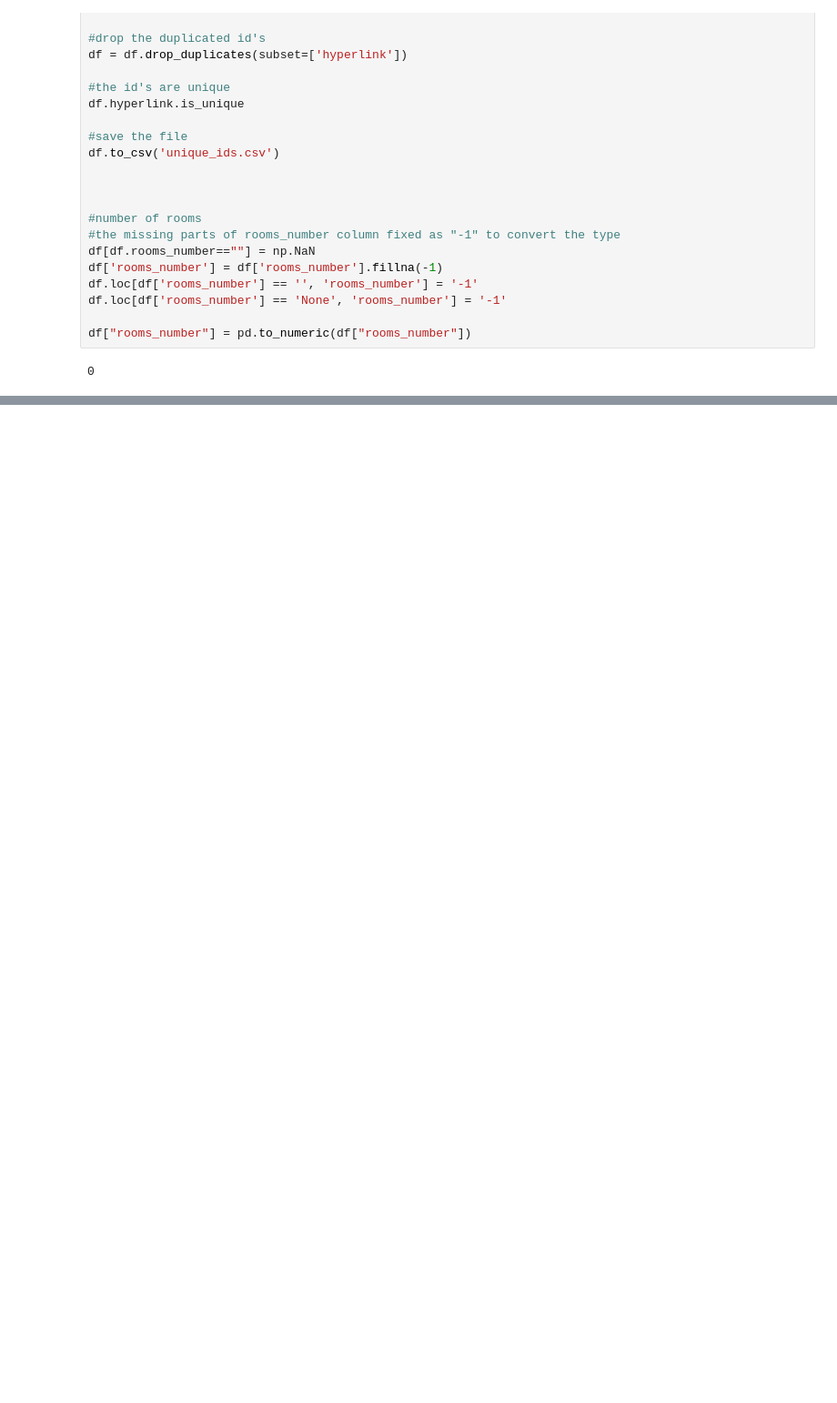
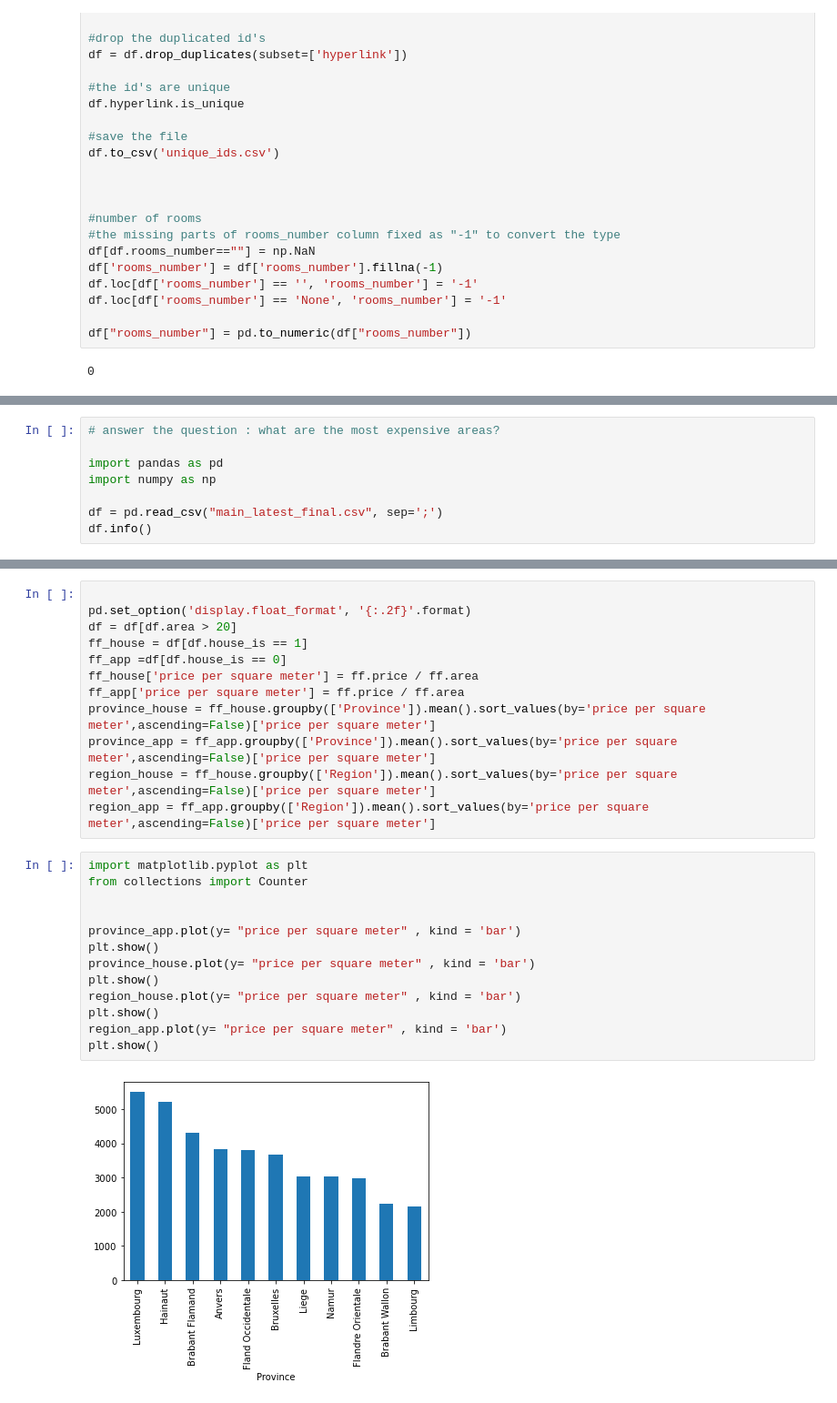
Before and after one commit to Cassik6/Bouman-third-project, a Jupyter notebook: Opaps-Datacleaning-testings.ipynb, the cells around one changed output, grey strips where cells are left out. Shown: that part at 91% size. Drawn from its saved outputs; the diff is of its cells as text; blank space fills up the shorter version.

```diff
--- a/Opaps-Datacleaning-testings.ipynb
+++ b/Opaps-Datacleaning-testings.ipynb
@@ -129,0 +128,8 @@ df.to_csv("22-10-2020.csv")
+# %%
+# answer the question : what are the most expensive areas?
+
+import pandas as pd
+import numpy as np
+
+df = pd.read_csv("main_latest_final.csv", sep=';')
+df.info()
@@ -129,0 +154,27 @@ df.to_csv("22-10-2020.csv")
+# %%
+
+pd.set_option('display.float_format', '{:.2f}'.format)
+df = df[df.area > 20]
+ff_house = df[df.house_is == 1]
+ff_app =df[df.house_is == 0]
+ff_house['price per square meter'] = ff.price / ff.area
+ff_app['price per square meter'] = ff.price / ff.area
+province_house = ff_house.groupby(['Province']).mean().sort_values(by='price per square meter',ascending=False)['price per square meter']
+province_app = ff_app.groupby(['Province']).mean().sort_values(by='price per square meter',ascending=False)['price per square meter']
+region_house = ff_house.groupby(['Region']).mean().sort_values(by='price per square meter',ascending=False)['price per square meter']
+region_app = ff_app.groupby(['Region']).mean().sort_values(by='price per square meter',ascending=False)['price per square meter']
+# %%
+import matplotlib.pyplot as plt
+from collections import Counter
+
+
+province_app.plot(y= "price per square meter" , kind = 'bar')
+plt.show()
+province_house.plot(y= "price per square meter" , kind = 'bar')
+plt.show()
+region_house.plot(y= "price per square meter" , kind = 'bar')
+plt.show()
+region_app.plot(y= "price per square meter" , kind = 'bar')
+plt.show()
+# %% [output]
+[figure, added]
```
Also changed, not shown: parts of 3 cells of this notebook, 2 other files.
